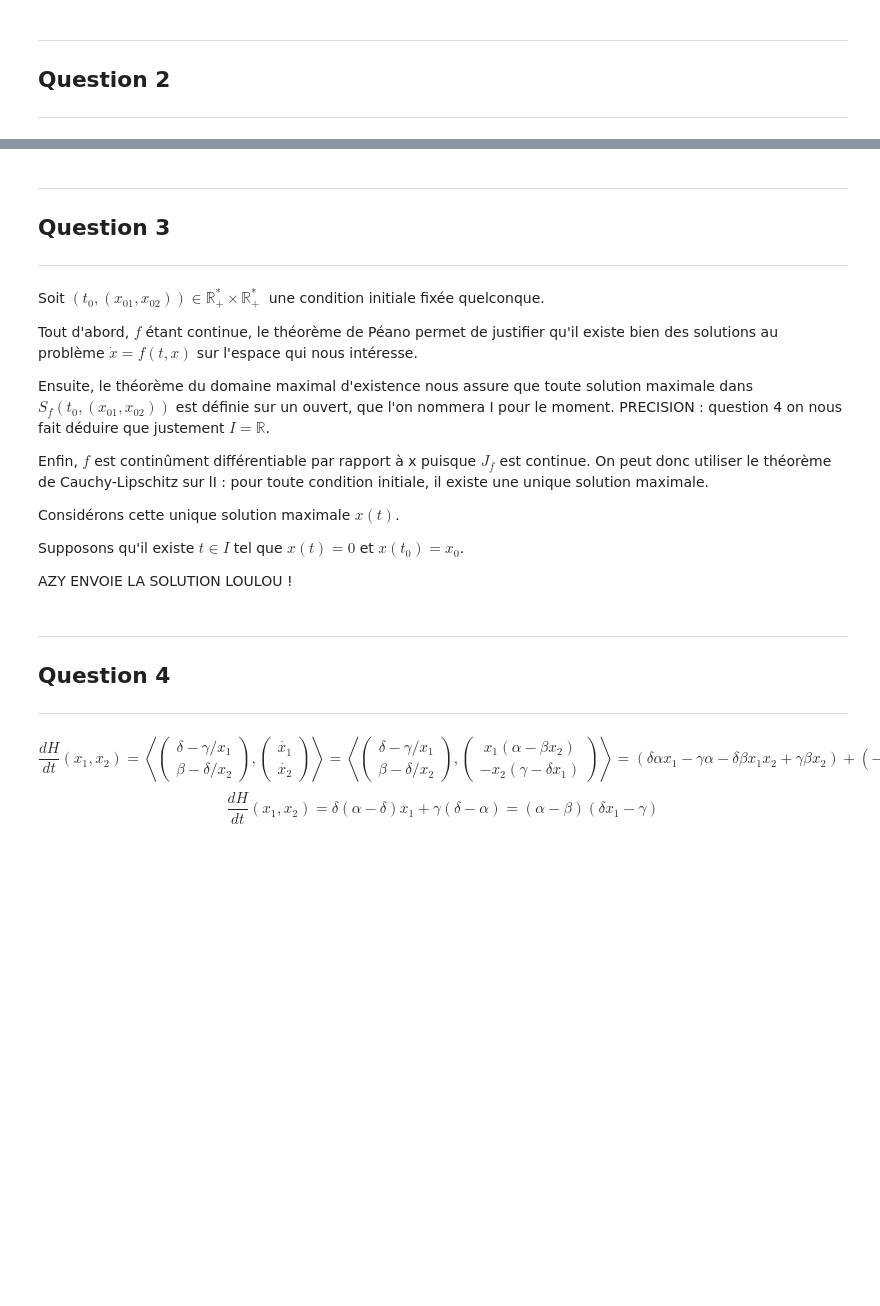
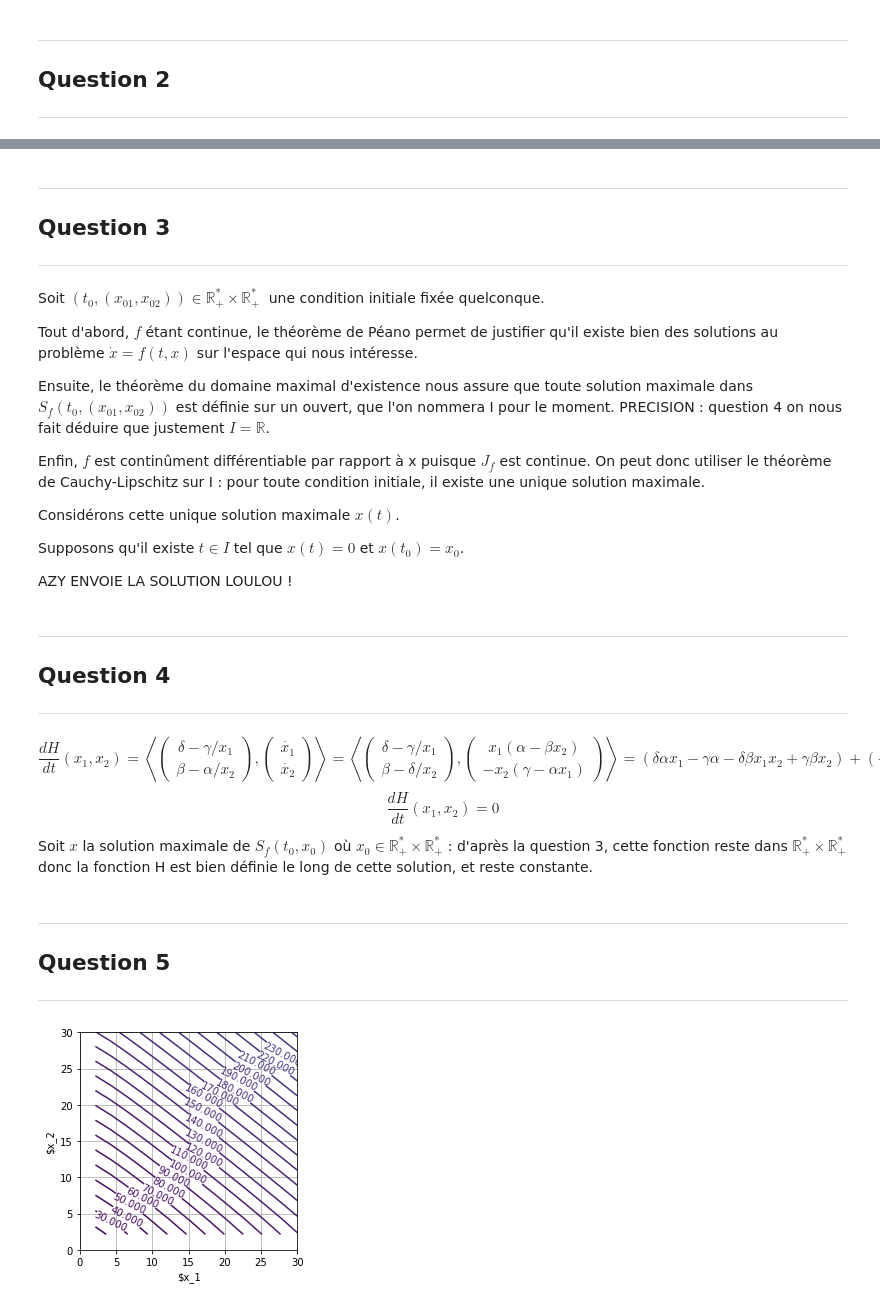
Before and after one commit to david-bretaud/equadiff, a Jupyter notebook: projet.ipynb, the cells around one changed output, grey strips where cells are left out. Drawn from its saved outputs; the diff is of its cells as text; code cells hidden in the pictures; blank space fills up the shorter version.

```diff
--- a/projet.ipynb
+++ b/projet.ipynb
@@ -26,9 +26,13 @@ d = 4   # delta
 
 L = 30
 Int = np.linspace(0, L, 15)
+LignesH = [15*i for i in range(0, 10)]
 
 def f(x, y):
     return [x*(a-b*y), -y*(g-d*x)]
+
+def H(x,y):
+    return d*x-g*np.log(x)+b*y-a*np.log(y)
 # %%
 # Fonctions prédéfinies d'étude :
 
@@ -165,7 +164,7 @@ Tout d'abord, $f$ étant continue, le théorème de Péano permet de justifier q
 
 Ensuite, le théorème du domaine maximal d'existence nous assure que toute solution maximale dans $S_f(t_0,(x_{01},x_{02}))$ est définie sur un ouvert, que l'on nommera I pour le moment. PRECISION : question 4 on nous fait déduire que justement $I=\mathbb{R}$.
 
-Enfin, $f$ est continûment différentiable par rapport à x puisque $J_f$ est continue. On peut donc utiliser le théorème de Cauchy-Lipschitz sur lI : pour toute condition initiale, il existe une unique solution maximale.
+Enfin, $f$ est continûment différentiable par rapport à x puisque $J_f$ est continue. On peut donc utiliser le théorème de Cauchy-Lipschitz sur I : pour toute condition initiale, il existe une unique solution maximale.
 
 Considérons cette unique solution maximale $x(t)$.
 
@@ -183,7 +182,7 @@ $$
 \frac{dH}{dt}(x_1,x_2)=
 \left \langle \begin{pmatrix}
 \delta -\gamma /x_1\\
-\beta - \delta /x_2
+\beta - \alpha /x_2
 \end{pmatrix} , \begin{pmatrix}
 \dot{x_1}\\
 \dot{x_2}
@@ -194,10 +193,34 @@ $$
 \beta - \delta /x_2
 \end{pmatrix} , \begin{pmatrix}
 x_1(\alpha - \beta x_2)\\
--x_2(\gamma - \delta x_1)
+-x_2(\gamma - \alpha x_1)
 \end{pmatrix}\right \rangle
-= (\delta \alpha x_1 - \gamma \alpha - \delta \beta x_1 x_2 + \gamma \beta x_2 ) + (-\beta \gamma x_2 +\gamma \delta + \beta \delta x_1 x_2 - \delta ^2 x_1)
+= (\delta \alpha x_1 - \gamma \alpha - \delta \beta x_1 x_2 + \gamma \beta x_2 ) + (-\beta \gamma x_2 +\gamma \alpha + \beta \delta x_1 x_2 - \delta \alpha x_1)
 $$
 $$
-\frac{dH}{dt}(x_1,x_2)= \delta (\alpha - \delta)x_1 +\gamma (\delta - \alpha) = (\alpha - \beta)(\delta x_1 - \gamma)
+\frac{dH}{dt}(x_1,x_2)= 0
 $$
+
+Soit $x$ la solution maximale de $S_f(t_0,x_0)$ où $x_0\in \mathbb{R}^{*}_{+} \times \mathbb{R}^{*}_{+}$ : d'après la question 3, cette fonction reste dans $\mathbb{R}^{*}_{+} \times \mathbb{R}^{*}_{+}$ donc la fonction H est bien définie le long de cette solution, et reste constante.
+# %% [markdown]
+---
+
+## Question 5
+
+---
+# %%
+def display_contour(fct, abs, ord, lvl):
+    X, Y = np.meshgrid(abs, ord)
+    Z = fct(X, Y)
+    fig, ax = plt.subplots()
+    contour_set = plt.contour(X, Y, Z,
+    colos = 'red', linestyle = '--', levels = lvl)
+    ax.clabel(contour_set)
+    plt.grid(True)
+    plt.xlabel("$x_1")
+    plt.ylabel("$x_2")
+    plt.gca().set_aspect("equal")
+# %%
+display_contour(H, Int, Int, LignesH)
+# %% [output]
+[figure, added]
```
Also changed, not shown: parts of 1 cell of this notebook.
